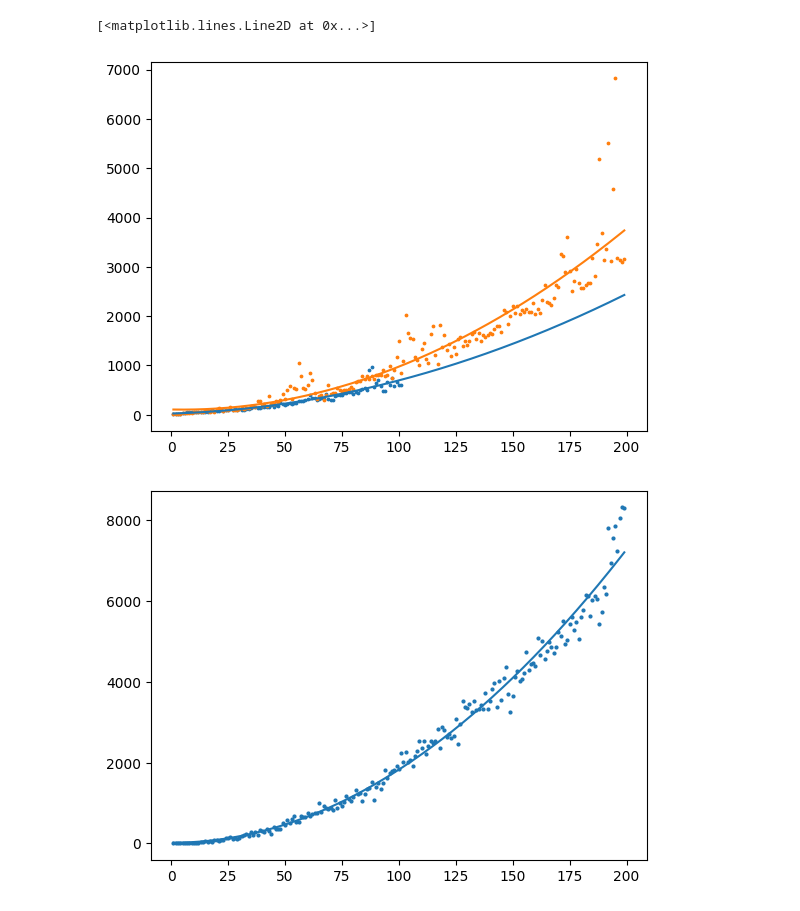
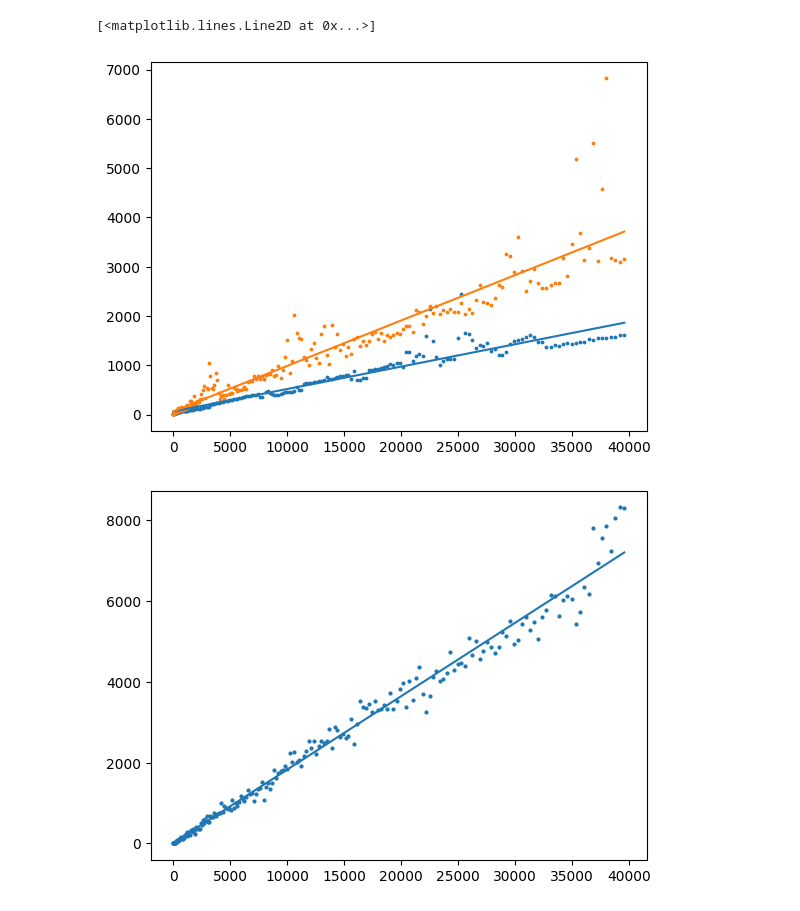
Before and after one commit to phystech-lunev-da/programming-semestr2, a Jupyter notebook: lab2/task1/Graphic.ipynb, the cells around one changed output. Saved outputs shown, nothing was run; the diff lists cells and outputs as text; code cells hidden in the pictures.

```diff
--- a/lab2/task1/Graphic.ipynb
+++ b/lab2/task1/Graphic.ipynb
@@ -13,46 +13,46 @@ with open('data_rascheska.csv') as file:
 # %%
 size1 = data_shaker['size']
 time1 = data_shaker['time']
 
 size2 = data_rascheska['size']
 time2 = data_rascheska['time']
 
-def mapping(x, a, b, c):
-    return a * x ** 2 + b * x + c
+def mapping(x, a, b):
+    return a * x + b
 
-popt1, _ = curve_fit(mapping, size1, time1)
-popt2, _ = curve_fit(mapping, size2, time2)
+popt1, _ = curve_fit(mapping, size1 ** 2, time1)
+popt2, _ = curve_fit(mapping, size2 ** 2, time2)
 
-a1, b1, c1 = popt1
-a2, b2, c2 = popt2
+a1, b1 = popt1
+a2, b2 = popt2
 
-x = np.linspace(min(*size1, *size2), max(*size1, *size2), 1000)
+x = np.linspace(min(*(size1**2), *(size2**2)), max(*(size1**2), *(size2**2)), 1000)
 
-plt.scatter(size1, time1, s = 3)
-plt.scatter(size2, time2, s = 3)
+plt.scatter(size1 ** 2, time1, s = 3)
+plt.scatter(size2 ** 2, time2, s = 3)
 
-plt.plot(x, mapping(x, a1, b1, c1))
-plt.plot(x, mapping(x, a2, b2, c2))
+plt.plot(x, mapping(x, a1, b1))
+plt.plot(x, mapping(x, a2, b2))
 # %% [output]
 [<matplotlib.lines.Line2D at 0x...>]
-[figure, old version]
+[figure, new version]
 # %%
 size2 = data_rascheska['size']
 perm2 = data_rascheska['perm']
 
-def mapping(x, a, b, c):
-    return a * x ** 2 + b * x + c
+def mapping(x, a, b):
+    return a * x + b
 
-popt2, _ = curve_fit(mapping, size2, perm2)
-a2, b2, c2 = popt2
+popt2, _ = curve_fit(mapping, size2**2, perm2)
+a2, b2 = popt2
 
-x = np.linspace(min(*size1, *size2), max(*size1, *size2), 1000)
-plt.scatter(size2, perm2, s = 4)
-plt.plot(x, mapping(x, a2, b2, c2))
+x = np.linspace(min(*(size1**2), *(size2**2)), max(*(size1**2), *(size2**2)), 1000)
+plt.scatter(size2 ** 2, perm2, s = 4)
+plt.plot(x, mapping(x, a2, b2))
 
 plt.show()
 # %% [output]
-[figure, old version]
+[figure, new version]
 # %%
 with open('data_shell_geometry.csv') as file:
     data_geometry = pd.read_csv(file, delimiter=' ')
```
Also changed, not shown: parts of 2 cells of this notebook, 11 other files.
